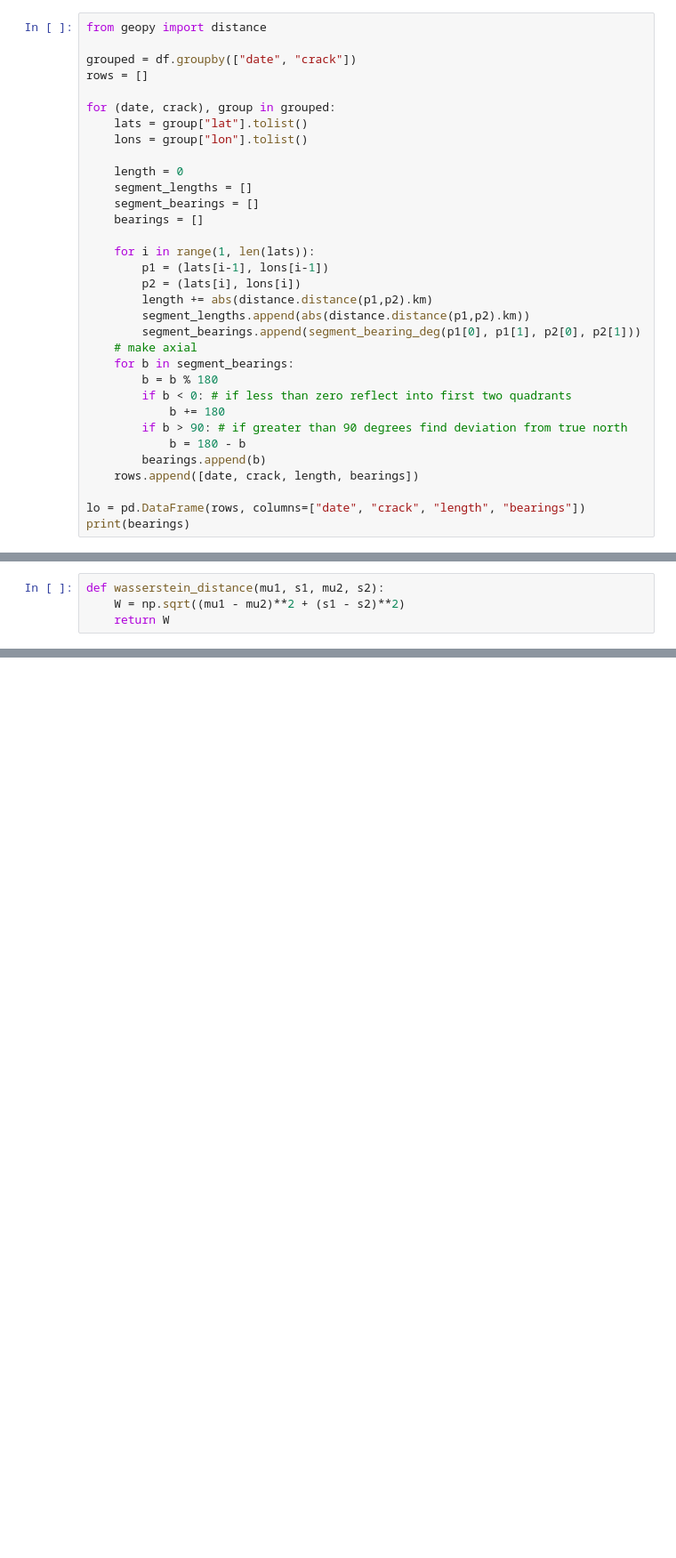
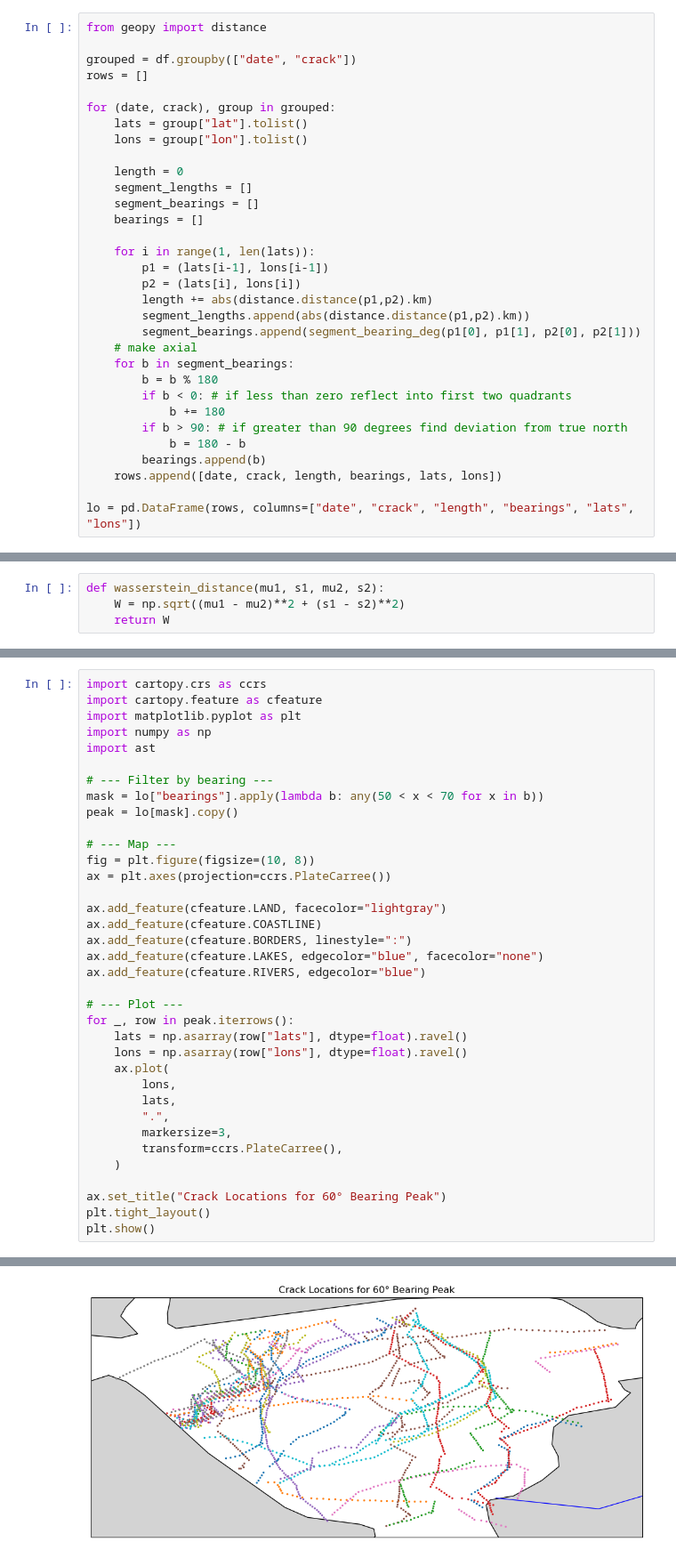
Before and after one commit to kovaleskima/KobukData, a Jupyter notebook: no_winds_gaussian.ipynb, the cells around one changed output, grey strips where cells are left out. Shown at 89% size. Drawn from its saved outputs; the diff is of its cells as text; blank space fills up the shorter version.

Commit message:
60 degree peak

```diff
--- a/no_winds_gaussian.ipynb
+++ b/no_winds_gaussian.ipynb
@@ -89,10 +97,9 @@ for (date, crack), group in grouped:
         if b > 90: # if greater than 90 degrees find deviation from true north
             b = 180 - b
         bearings.append(b)
-    rows.append([date, crack, length, bearings])
+    rows.append([date, crack, length, bearings, lats, lons])
 
-lo = pd.DataFrame(rows, columns=["date", "crack", "length", "bearings"])
-print(bearings)
+lo = pd.DataFrame(rows, columns=["date", "crack", "length", "bearings", "lats", "lons"])
 # %%
 import numpy as np
 import pandas as pd
@@ -434,0 +258,37 @@ i=0, bin_center_deg=1.250
+# %%
+import cartopy.crs as ccrs
+import cartopy.feature as cfeature
+import matplotlib.pyplot as plt
+import numpy as np
+import ast
+
+# --- Filter by bearing ---
+mask = lo["bearings"].apply(lambda b: any(50 < x < 70 for x in b))
+peak = lo[mask].copy()
+
+# --- Map ---
+fig = plt.figure(figsize=(10, 8))
+ax = plt.axes(projection=ccrs.PlateCarree())
+
+ax.add_feature(cfeature.LAND, facecolor="lightgray")
+ax.add_feature(cfeature.COASTLINE)
+ax.add_feature(cfeature.BORDERS, linestyle=":")
+ax.add_feature(cfeature.LAKES, edgecolor="blue", facecolor="none")
+ax.add_feature(cfeature.RIVERS, edgecolor="blue")
+
+# --- Plot ---
+for _, row in peak.iterrows():
+    lats = np.asarray(row["lats"], dtype=float).ravel()
+    lons = np.asarray(row["lons"], dtype=float).ravel()
+    ax.plot(
+        lons,
+        lats,
+        ".",
+        markersize=3,
+        transform=ccrs.PlateCarree(),
+    )
+
+ax.set_title("Crack Locations for 60° Bearing Peak")
+plt.tight_layout()
+plt.show()
+# %% [output]
@@ -434,0 +312 @@ i=0, bin_center_deg=1.250
+[figure, added]
```
Also changed, not shown: parts of 9 cells of this notebook, 1 other file.
